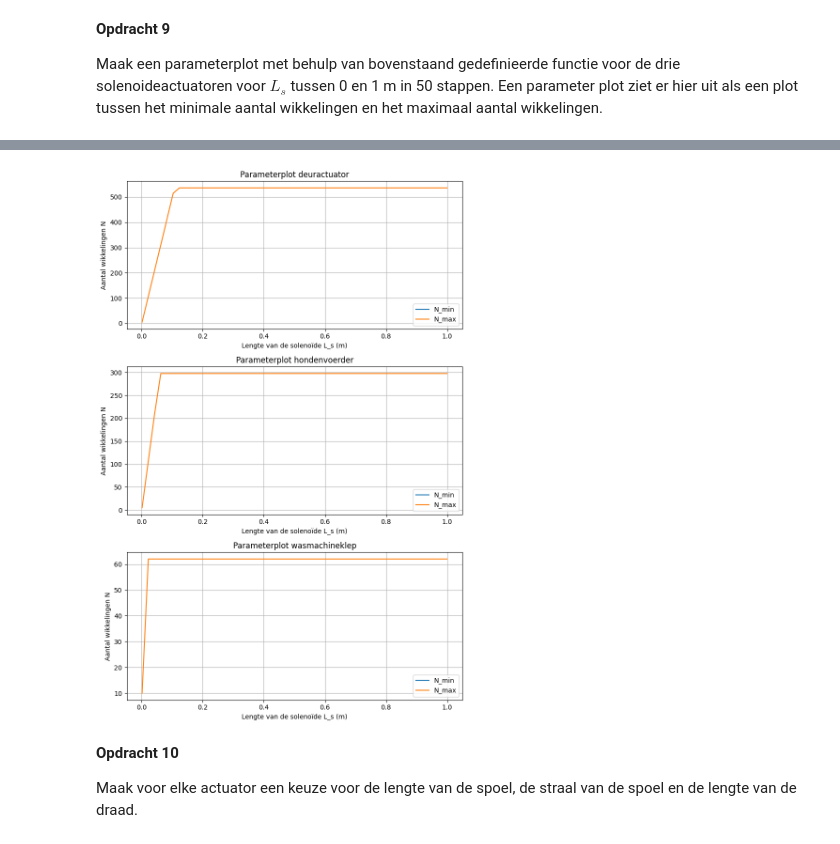
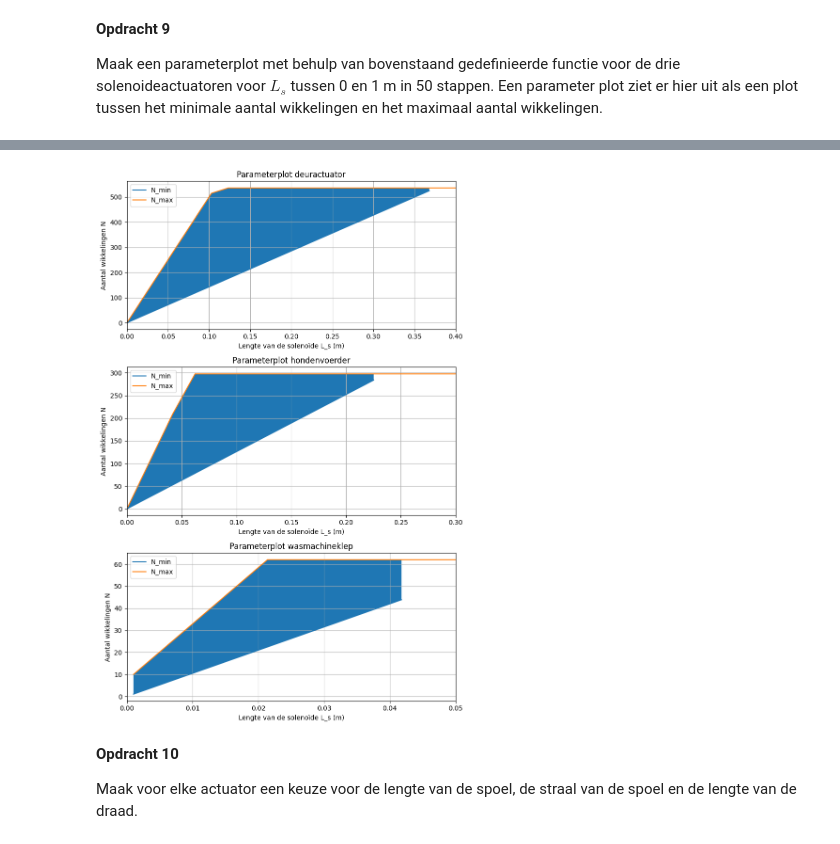
Before and after one commit to tkijlstra/mijn-opdrachten-DEF-D, a Jupyter notebook: 2KrachtactuatorOpdracht/2KrachtactuatorOpdracht/KrachtactuatorOpdracht.ipynb, the cells around one changed output, grey strips where cells are left out. Saved outputs shown, nothing was run; the diff lists cells and outputs as text; code cells hidden in the pictures.

```diff
--- a/2KrachtactuatorOpdracht/2KrachtactuatorOpdracht/KrachtactuatorOpdracht.ipynb
+++ b/2KrachtactuatorOpdracht/2KrachtactuatorOpdracht/KrachtactuatorOpdracht.ipynb
@@ -292,9 +292,9 @@ r_s_hond = 0.01
 r_s_was = 0.012
 
 #F_min
-F_hondenklep = 0.5 #N
-F_waterdruk = 5 #N
-F_deur = 40 #N
+F_hondenklep = 0.005 #N
+F_waterdruk = 0.005 #N
+F_deur = 0.00040 #N
 
 #maximale draadlengte (m)
 ld_deur = max_draadlengte(V_deur, I_deur, d_deur)
@@ -319,7 +319,7 @@ Nmin_was = []
 Nmax_was = []
 
 for L_s in Ls_waarden:
-    z_p = 0.1 * L_s  #realistische positie
+    z_p = 0.5 * L_s  #realistische positie
 
     #deur
     N_min, N_max = aantal_wikkelingen(F_deur, L_s, r_s_deur, I_deur, z_p, mu_r, d_deur, ld_deur)
@@ -390,6 +390,7 @@ axs[0].fill_between(
     Nmin_deur,
     Nmax_deur,
     where=(np.array(Nmin_deur) <= np.array(Nmax_deur)))
+axs[0].set_xlim(0,0.4)
 axs[0].set_title('Parameterplot deuractuator')
 axs[0].set_xlabel('Lengte van de solenoïde L_s (m)')
 axs[0].set_ylabel('Aantal wikkelingen N')
@@ -400,34 +401,36 @@ axs[0].grid(True)
 axs[1].plot(Ls_waarden, Nmin_hond, label='N_min')
 axs[1].plot(Ls_waarden, Nmax_hond, label='N_max')
 axs[1].fill_between(
     Ls_waarden,
     Nmin_hond,
     Nmax_hond,
     where=(np.array(Nmin_hond) <= np.array(Nmax_hond)))
+axs[1].set_xlim(0,0.3)
 axs[1].set_title('Parameterplot hondenvoerder')
 axs[1].set_xlabel('Lengte van de solenoïde L_s (m)')
 axs[1].set_ylabel('Aantal wikkelingen N')
 axs[1].legend()
 axs[1].grid(True)
 
 # wasmachineklep
 axs[2].plot(Ls_waarden, Nmin_was, label='N_min')
 axs[2].plot(Ls_waarden, Nmax_was, label='N_max')
 axs[2].fill_between(
     Ls_waarden,
     Nmin_was,
     Nmax_was,
     where=(np.array(Nmin_was) <= np.array(Nmax_was)))
+axs[2].set_xlim(0,0.050)
 axs[2].set_title('Parameterplot wasmachineklep')
 axs[2].set_xlabel('Lengte van de solenoïde L_s (m)')
 axs[2].set_ylabel('Aantal wikkelingen N')
 axs[2].legend()
 axs[2].grid(True)
 
 plt.tight_layout()
 plt.show()
 # %% [output]
-[figure, old version]
+[figure, new version]
 # %% [markdown]
 **Opdracht 10**
 
```
Also changed, not shown: parts of 2 cells of this notebook.
